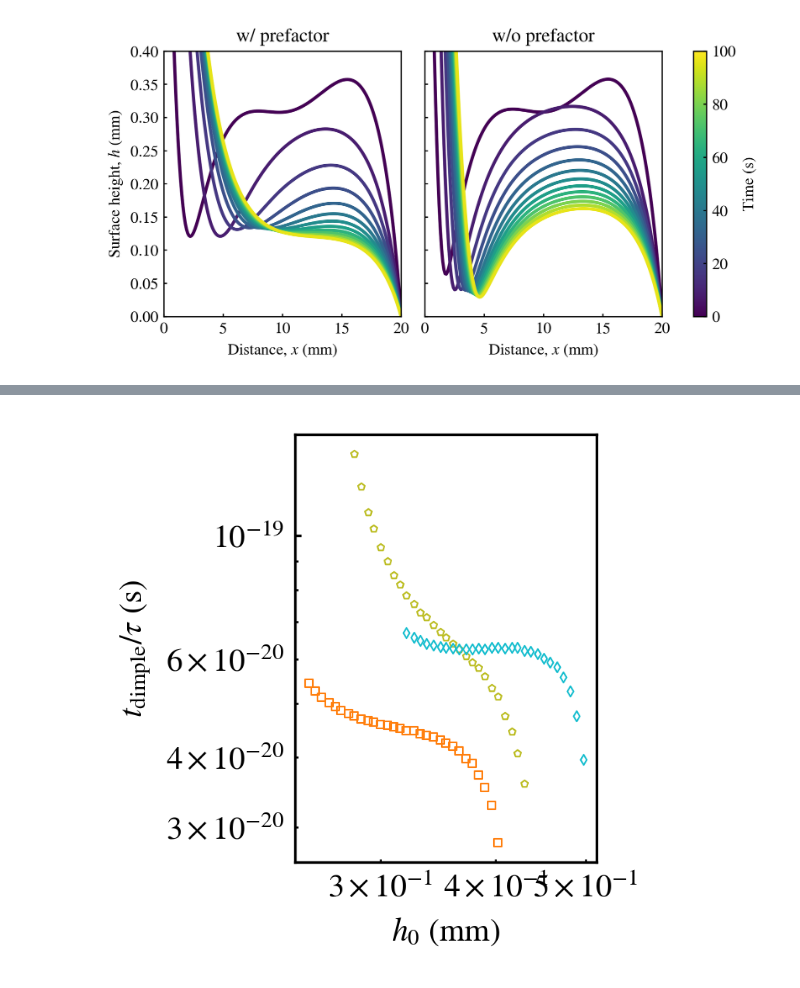
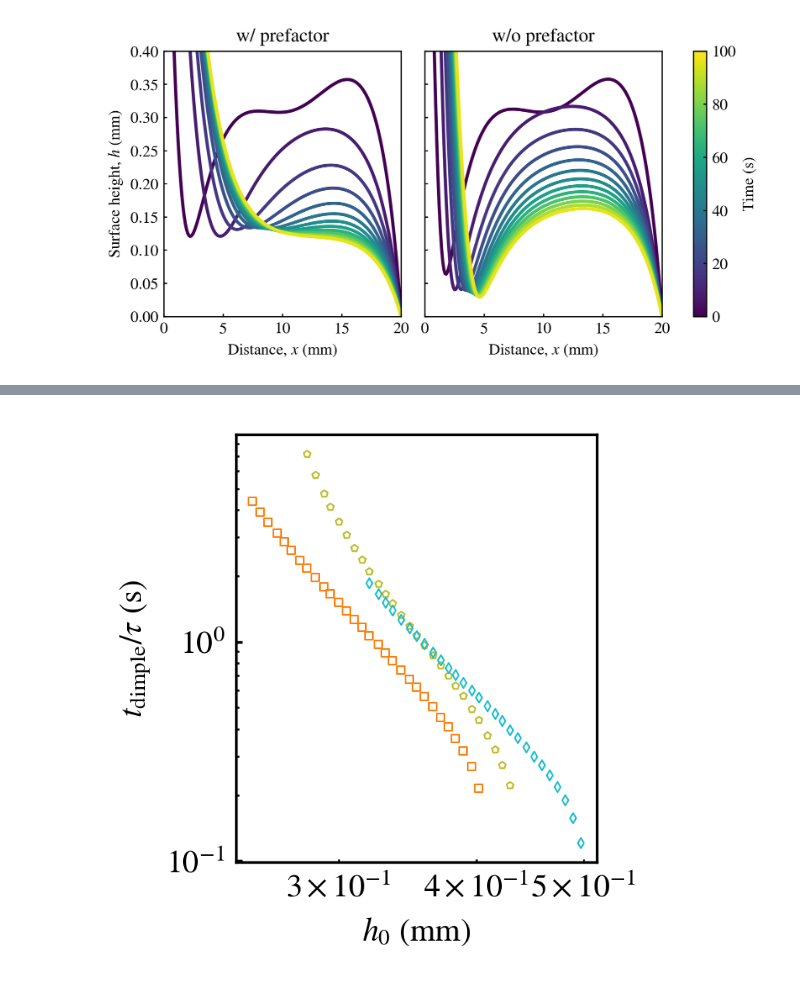
Before and after one commit to ZLoverty/WPM, a Jupyter notebook: Code/Response_to_reviewers.ipynb, the cells around one changed output, grey strips where cells are left out. Drawn from its saved outputs; the diff is of its cells as text; code cells hidden in the pictures.

```diff
--- a/Code/Response_to_reviewers.ipynb
+++ b/Code/Response_to_reviewers.ipynb
@@ -365,0 +380,2 @@ folder =
+# %%
+folder = os.path.join(base_folder, "Research projects", "WPM", "Data", "Simulation", "parameters", "length", "dimple_detection")
@@ -365,0 +434,10 @@ folder =
+# %%
+tdata = pd.DataFrame({"h":curvature_data["h"], "t": t_list})
+tdata = tdata.loc[tdata.h > 0.02]
+fig, ax = plt.subplots(figsize=(1.5, 1.5), dpi=300)
+ax.plot(tdata.h, tdata.t, "o", color=bestcolor(0))
+# remove tick labels
+ax.loglog()
+x = np.linspace(0.03, 0.06)
+y = 3e2 * x**.5
+plt.plot(x, y, "--", color="black")
@@ -365,0 +449,2 @@ folder =
+# %%
+folder = os.path.join(base_folder, "Research projects", "WPM", "Data", "Simulation", "parameters", "h0_more", "dimple_detection")
@@ -365,0 +475,28 @@ folder =
+# %%
+thres = 0.01 # threshold for curvature
+######################################
+t_list = []
+fig, ax = plt.subplots(1, 2, figsize=(7, 3), dpi=300, gridspec_kw={'wspace': 0.4})
+cmap = plt.get_cmap("viridis")
+# color the curves by h
+hmin, hmax = curvature_data["h"].min()*1e3, curvature_data["h"].max()*1e3
+norm = matplotlib.colors.Normalize(vmin=hmin, vmax=hmax)
+sm = plt.cm.ScalarMappable(cmap=cmap, norm=norm)
+for h, curvature in zip(curvature_data["h"], curvature_data["curvature"]):
+    h *= 1e3
+    x, y = xy_bin(curvature_data["t"], curvature, mode="lin")
+    color = cmap((h-hmin)/(hmax-hmin))
+    ax[0].plot(x, y, color=color, lw=1)
+    t_dimple = x[np.argmin(np.abs(y-thres))]
+    t_list.append(t_dimple)
+plt.colorbar(sm, ax=ax[0], label="Initial thickness, $h_0$ (mm)")
+ax[0].plot([0, 200], [thres, thres], "--", color="gray")
+ax[0].set_xlabel("Time (s)")
+ax[0].set_ylabel("Dimple curvature, $\\kappa$ (m$^{-1}$)")
+ax[0].set_xlim(0, 200)
+ax[0].set_ylim(0, .3)
+ax[1].plot(curvature_data["h"]*1e3, t_list, "o")
+ax[1].set_xlabel("Initial thickness, $h_0$ (mm)")
+ax[1].set_ylabel("Dimple time curvature, $t_\mathrm{curv}$ (s)")
+ax[1].set_xlim([0, 1])
+ax[1].set_ylim([0, 200])
@@ -702,38 +857,38 @@ for liquid, i in cm_map.iterrows():
     if liquid in ["water", "vinegar", "gw20", "gw40"]:
         continue
     g = dimple_time.loc[dimple_time["liquid"] == liquid]
-    tau = g["L"]**4 / i["sigma"] * i["mu"] / g["h0"]**8
+    tau = i["mu"] * g["L"]**2 / g["h0"]**3 / 1e3 / 10
     ax.scatter(g["h0"]*1e3, g["t"]/tau,
                 s=5, lw=.5, marker=i.marker, facecolor=(0,0,0,0),
                 edgecolor=i.color, label=f"{liquid}")
 ax.loglog()
 
 ax.set_xlabel("$h_0$ (mm)")
 ax.set_ylabel("$t_{\mathrm{dimple}}/\\tau$ (s)")
 
 # ax.set_xlim([0.2, .8])
 # ax.set_ylim([2, 1000])
 # ax.legend(frameon=False, fontsize=8, loc="upper right", ncol=1)
 
 # experimental data
 # dimple_exp = pd.read_csv(r"G:\My Drive\Research projects\WPM\Data\dimple_time_height_experiment.csv")
 # dimple_exp = dimple_exp.loc[(dimple_exp["t"] < 100)&(dimple_exp["L"]>18)]
 # liquids = dimple_exp["liquid"].unique()
 # for liquid, i in cm_map.iterrows():
 #     if liquid in ["water", "vinegar", "gw20", "gw40"]:
 #         continue
 #     g = dimple_exp.loc[dimple_exp["liquid"] == liquid]
 #     tau = (g["L"]*1e-3)**2/ i["sigma"]**-3 * i["mu"] / (g["h0ext"]*1e-3)**7
 #     ax.scatter(g["h0ext"], g["t"]/tau,
 #                s=4, lw=.5, marker=i.marker,
 #                facecolor=i.color, edgecolor="black", label=f"{liquid}")
 
 # Draw a line to eye-ball the power law
 # x = np.linspace(0.25, 0.3, 100)
 # y = x**-7 / 200
 # plt.plot(x, y, color="black", ls="-", lw=.5)
 # savefig
 plt.tight_layout()
 fig.savefig("dimple_time_collapse.svg")
 # %% [output]
-[figure, old version]
+[figure, new version]
```
Also changed, not shown: parts of 69 cells of this notebook, 1 other file.
